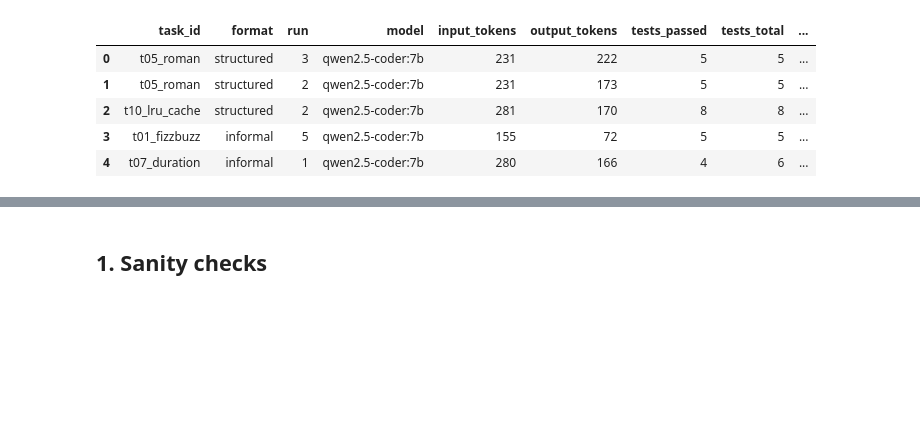
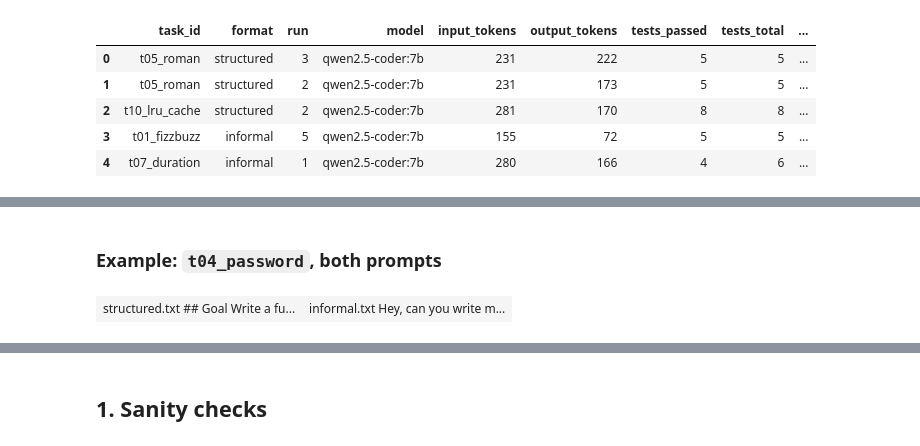
Before and after one commit to dodozai11/DSC180-proposal, a Jupyter notebook: notebooks/eda.ipynb, the cells around one changed output, grey strips where cells are left out. Saved outputs shown, nothing was run; the diff lists cells and outputs as text; code cells hidden in the pictures; blank space fills up the shorter version.

```diff
--- a/notebooks/eda.ipynb
+++ b/notebooks/eda.ipynb
@@ -52,0 +57,27 @@ df.head()
+# %%
+import html
+import re
+import textwrap
+from pathlib import Path
+from IPython.display import HTML, Markdown
+
+TASKS_DIR = Path("../tasks")
+EXAMPLE_TASK = "t04_password"
+
+def read_task_file(task_id, name):
+    return (TASKS_DIR / task_id / name).read_text(encoding="utf-8")
+
+def wrapped(text, width=76):
+    """Wrap long lines so the prompts fit side by side (keeps the original line breaks)."""
+    return "\n".join(textwrap.fill(line, width) if line else "" for line in text.splitlines())
+
+columns = "".join(
+    f'<td style="vertical-align:top; padding:0 12px"><b>{fmt}.txt</b>'
+    f'<pre style="white-space:pre-wrap">{html.escape(wrapped(read_task_file(EXAMPLE_TASK, fmt + ".txt")))}</pre></td>'
+    for fmt in FORMATS
+)
+display(Markdown(f"### Example: `{EXAMPLE_TASK}`, both prompts"))
+display(HTML(f"<table><tr>{columns}</tr></table>"))
+# %% [output]
+### Example: `t04_password`, both prompts
+| structured.txt ## Goal Write a fu... | informal.txt Hey, can you write m... |
```
Also changed, not shown: parts of 6 cells of this notebook, 2 other files.
